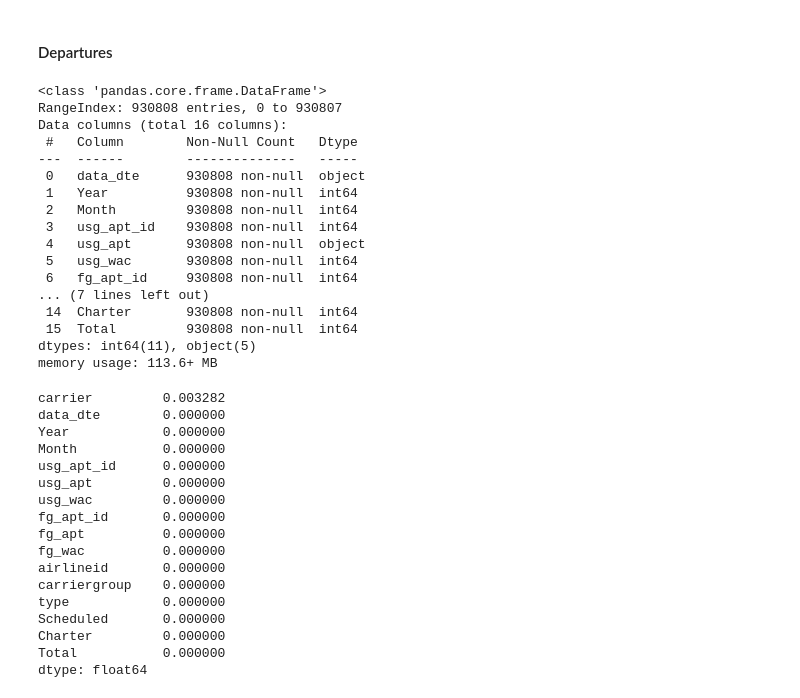
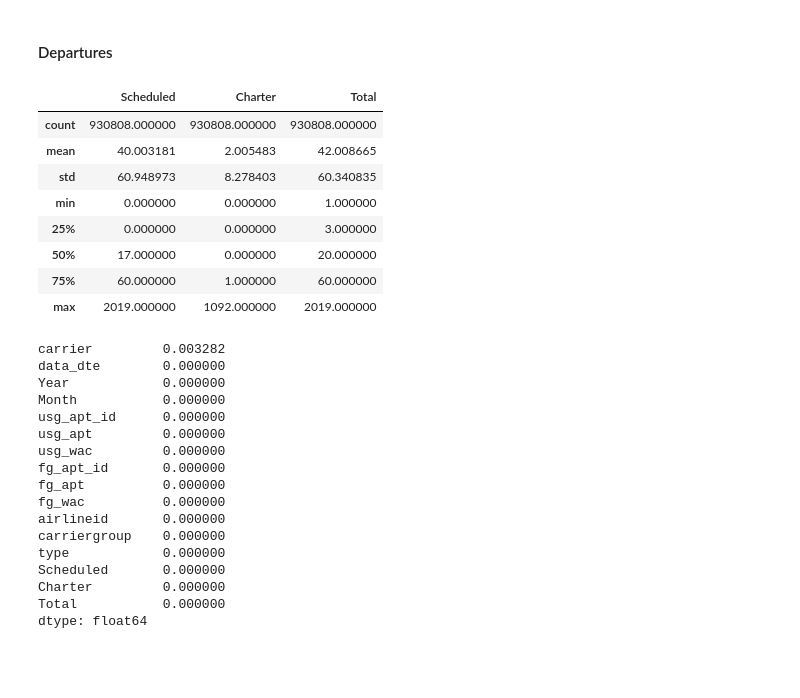
Before and after one commit to GregBone/Portfolio, a Jupyter notebook: Airline Traffic EDA.ipynb, the cells around one changed output. Drawn from its saved outputs; the diff is of its cells as text; code cells hidden in the pictures; blank space fills up the shorter version.

```diff
--- a/Airline Traffic EDA.ipynb
+++ b/Airline Traffic EDA.ipynb
@@ -76,26 +78,18 @@ passengers['carrier'] = passengers.carrier.fillna('None')
 passengers = passengers.astype({'Year':object, 'Month':object,'usg_apt_id':object, 'usg_apt':object, 'usg_wac':object, 'fg_apt_id':object, 'fg_apt':object, 'fg_wac':object,'airlineid':object,'carrier':object,'carriergroup':object,'type':object})
 # %% [markdown]
 #### Departures ####
-# %%
-departures.info()
-# %% [output]
-<class 'pandas.core.frame.DataFrame'>
-RangeIndex: 930808 entries, 0 to 930807
-Data columns (total 16 columns):
- #   Column        Non-Null Count   Dtype
----  ------        --------------   -----
- 0   data_dte      930808 non-null  object
- 1   Year          930808 non-null  int64
- 2   Month         930808 non-null  int64
- 3   usg_apt_id    930808 non-null  int64
- 4   usg_apt       930808 non-null  object
- 5   usg_wac       930808 non-null  int64
- 6   fg_apt_id     930808 non-null  int64
-... (7 lines left out)
- 14  Charter       930808 non-null  int64
- 15  Total         930808 non-null  int64
-dtypes: int64(11), object(5)
-memory usage: 113.6+ MB
+# %%
+departures.loc[:,['Scheduled','Charter','Total']].describe()
+# %% [output]
+|  | Scheduled | Charter | Total |
+| count | 930808.000000 | 930808.000000 | 930808.000000 |
+| mean | 40.003181 | 2.005483 | 42.008665 |
+| std | 60.948973 | 8.278403 | 60.340835 |
+| min | 0.000000 | 0.000000 | 1.000000 |
+| 25% | 0.000000 | 0.000000 | 3.000000 |
+| 50% | 17.000000 | 0.000000 | 20.000000 |
+| 75% | 60.000000 | 1.000000 | 60.000000 |
+| max | 2019.000000 | 1092.000000 | 2019.000000 |
 # %%
 departures.isna().mean().sort_values(ascending=False)
 # %% [output]
```
Also changed, not shown: parts of 8 cells of this notebook.
